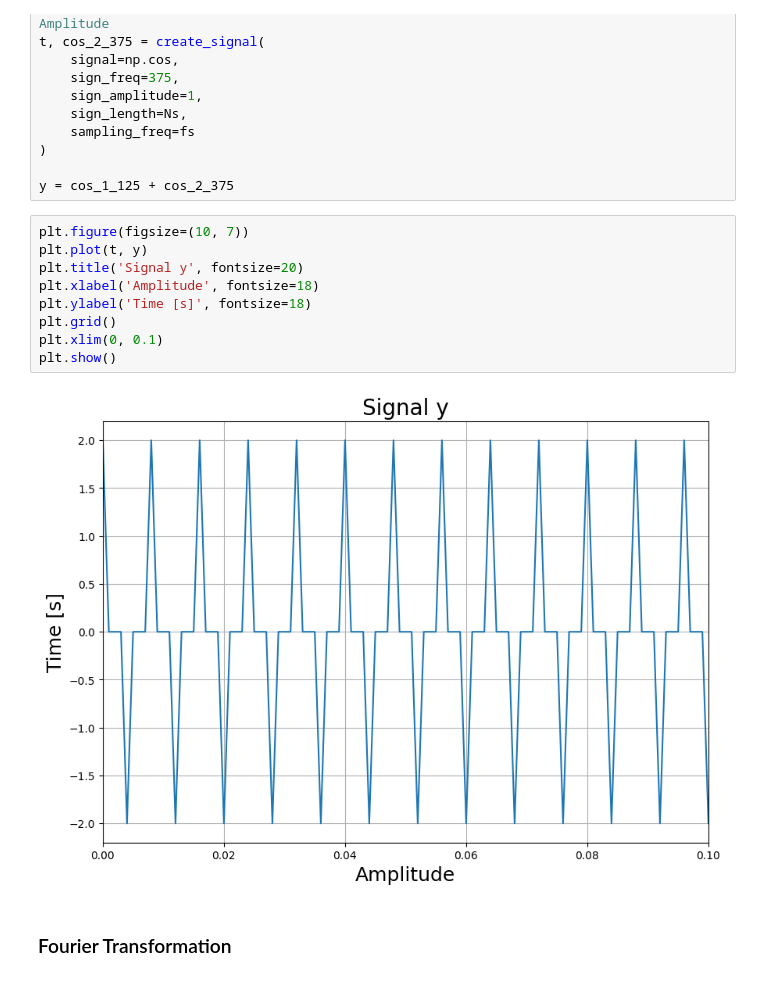
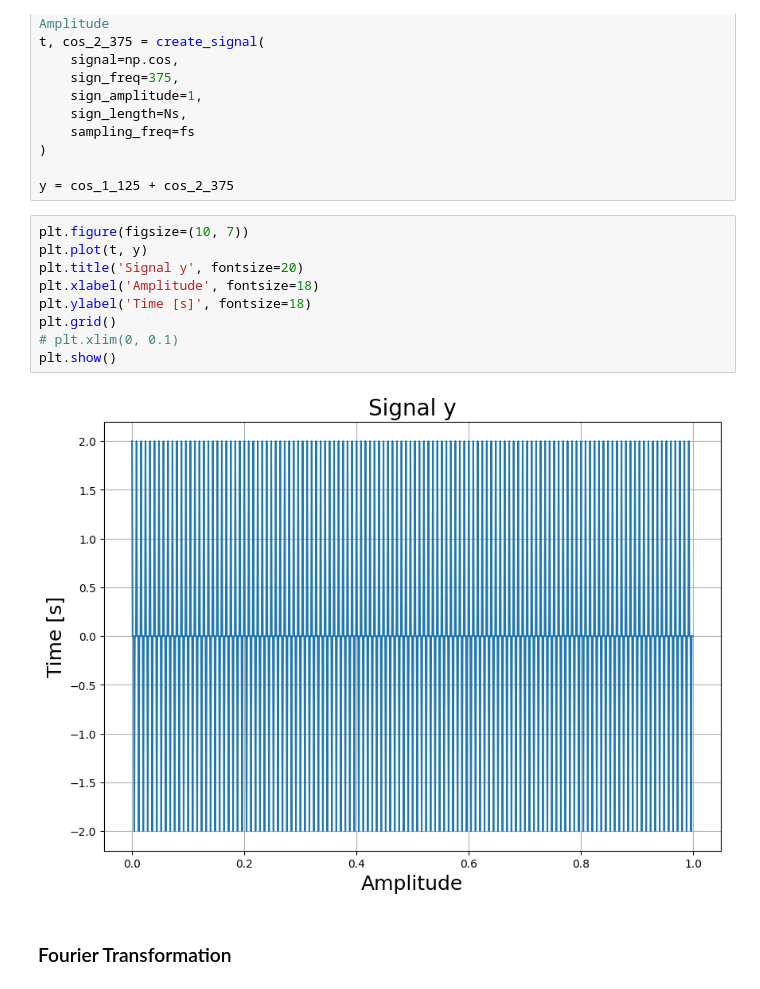
Before and after one commit to MikolajRusin/signal-modeling-and-identification, a Jupyter notebook: Lab_1/lab_1.ipynb, the cells around one changed output. Cells and saved outputs as stored; diff of their text form.

```diff
--- a/Lab_1/lab_1.ipynb
+++ b/Lab_1/lab_1.ipynb
@@ -544,14 +544,14 @@ y = cos_1_125 + cos_2_375
 # %%
 plt.figure(figsize=(10, 7))
 plt.plot(t, y)
 plt.title('Signal y', fontsize=20)
 plt.xlabel('Amplitude', fontsize=18)
 plt.ylabel('Time [s]', fontsize=18)
 plt.grid()
-plt.xlim(0, 0.1)
+# plt.xlim(0, 0.1)
 plt.show()
 # %% [output]
-[figure, old version]
+[figure, new version]
 # %% [markdown]
 ### Fourier Transformation
 # %%
```
Also changed, not shown: parts of 23 cells of this notebook.
